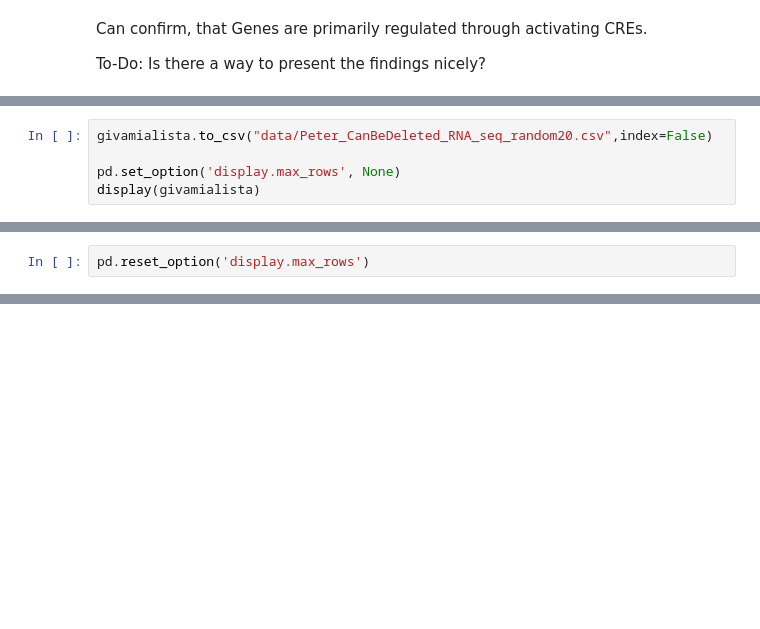
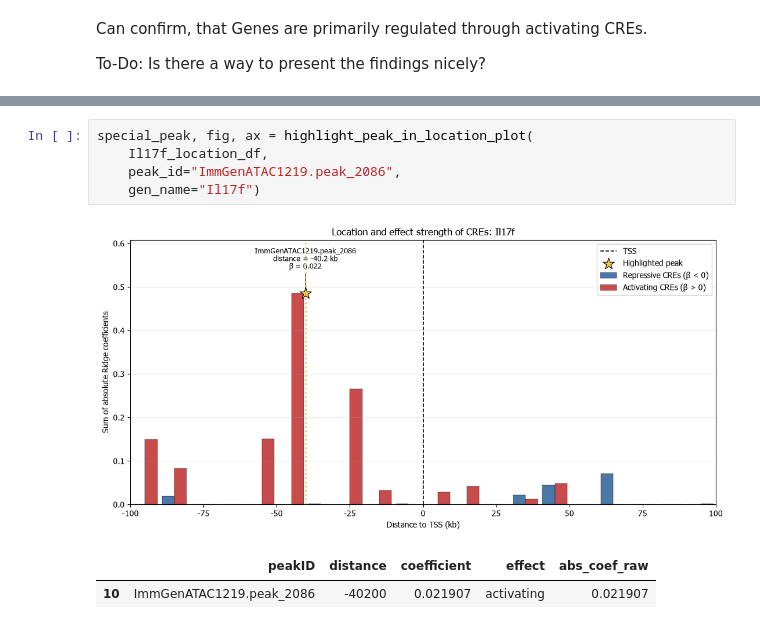
Before and after one commit to datascience-mobi-2026/topic04_team03, a Jupyter notebook: jupyter_peter_v1.2.ipynb, the cells around one changed output, grey strips where cells are left out. Drawn from its saved outputs; the diff is of its cells as text; blank space fills up the shorter version.

```diff
--- a/jupyter_peter_v1.2.ipynb
+++ b/jupyter_peter_v1.2.ipynb
@@ -1014,5 +1019,0 @@ siehe results_corr_all.csv von Lotta um bottle neck im coef_gen zu entfernen!
-# %%
-givamialista.to_csv("data/Peter_CanBeDeleted_RNA_seq_random20.csv",index=False)
-
-pd.set_option('display.max_rows', None)
-display(givamialista)
@@ -1037,2 +1019,0 @@ display(givamialista)
-# %%
-pd.reset_option('display.max_rows')
@@ -1038,0 +1636,9 @@ pd.reset_option('display.max_rows')
+# %%
+special_peak, fig, ax = highlight_peak_in_location_plot(
+    Il17f_location_df,
+    peak_id="ImmGenATAC1219.peak_2086",
+    gen_name="Il17f")
+# %% [output]
+[figure, added]
+|  | peakID | distance | coefficient | effect | abs_coef_raw |
+| 10 | ImmGenATAC1219.peak_2086 | -40200 | 0.021907 | activating | 0.021907 |
```
Also changed, not shown: parts of 38 cells of this notebook.
